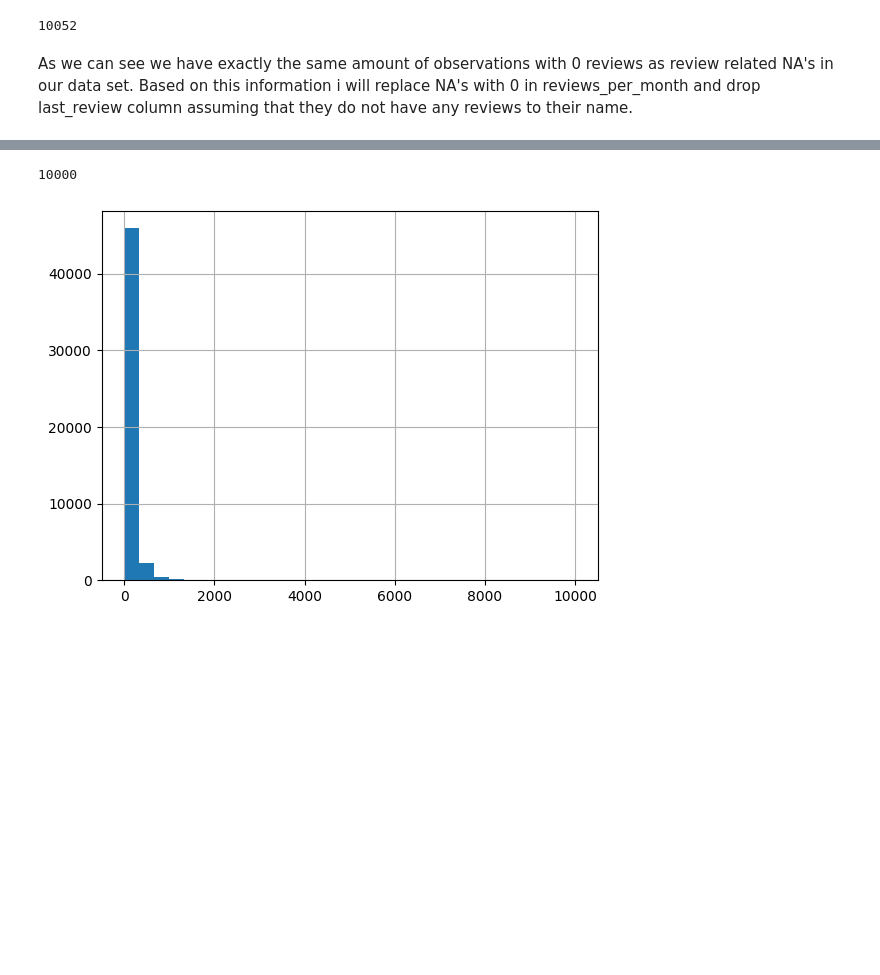
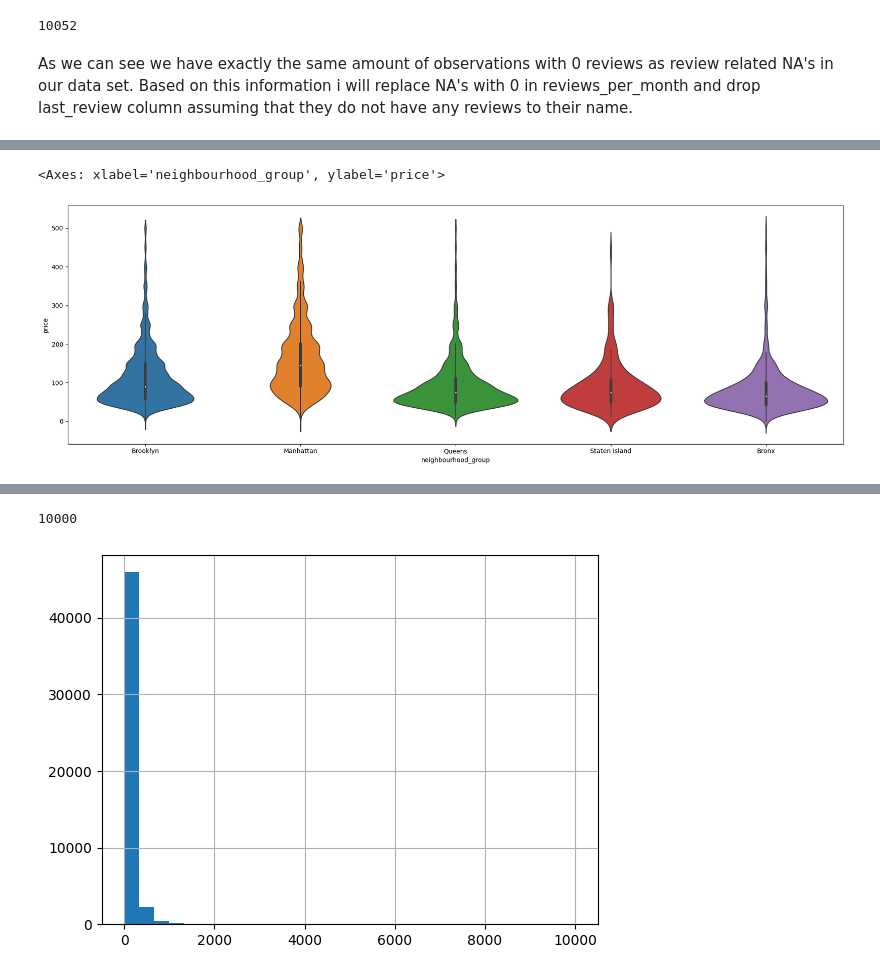
Before and after one commit to GrzegKrajewski/NY_BnB_Analysis, a Jupyter notebook: NY_Analysis.ipynb, the cells around one changed output, grey strips where cells are left out. Drawn from its saved outputs; the diff is of its cells as text; code cells hidden in the pictures; blank space fills up the shorter version.

```diff
--- a/NY_Analysis.ipynb
+++ b/NY_Analysis.ipynb
@@ -106,0 +123,6 @@ df['neighbourhood'].unique()
+# %%
+df_sub500=df[df['price']<=500]
+sns.violinplot(data=df_sub500,y='price',x='neighbourhood_group')
+# %% [output]
+<Axes: xlabel='neighbourhood_group', ylabel='price'>
+[figure, added]
```
Also changed, not shown: parts of 10 cells of this notebook.
